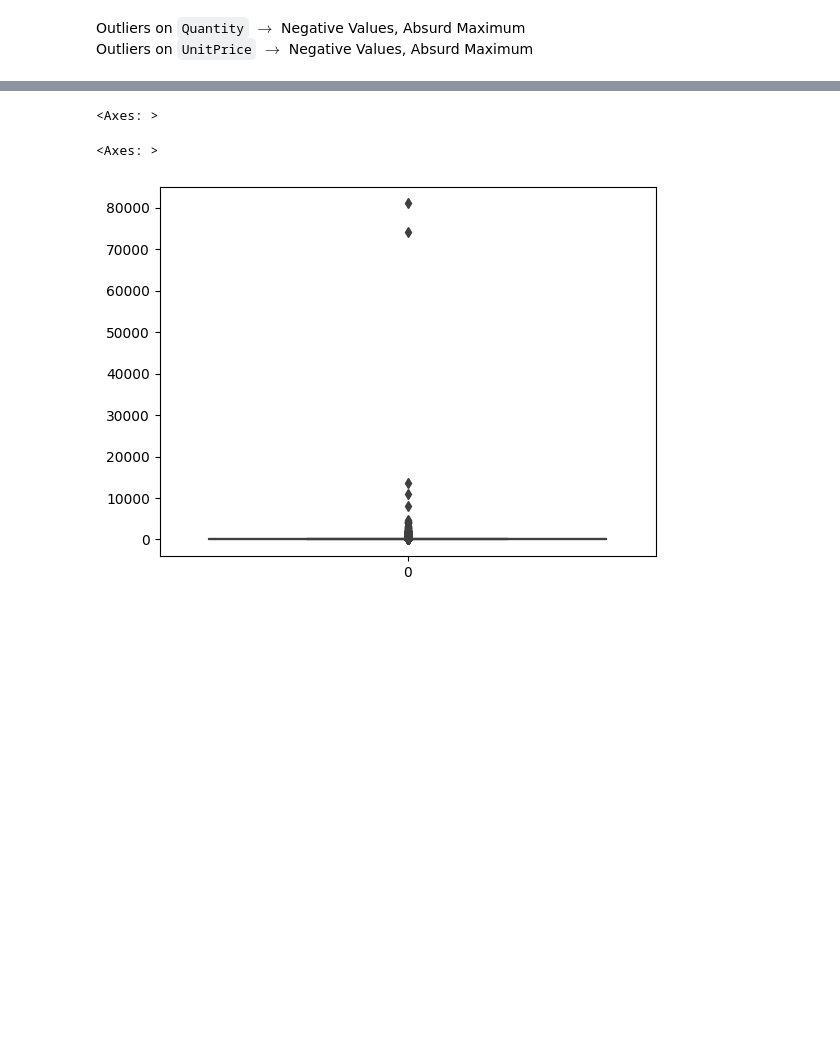
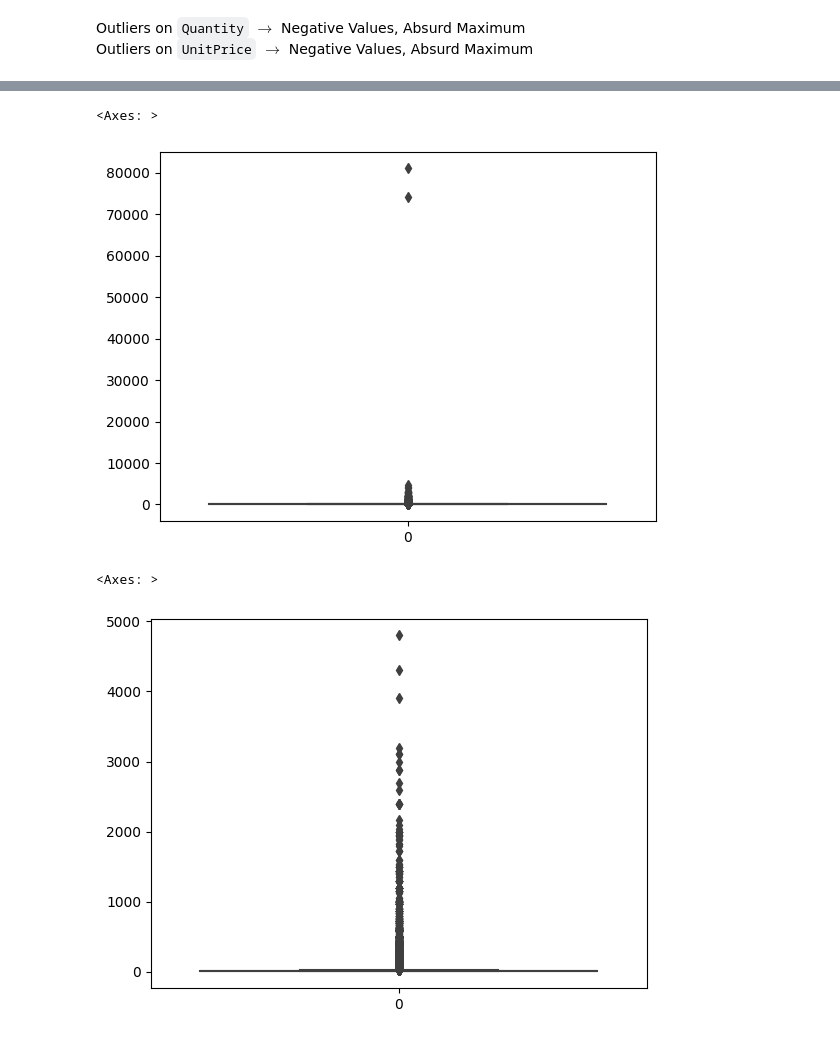
Before and after one commit to Supermjork/K-Kustomer-Klusters, a Jupyter notebook: notebook/cashier.ipynb, the cells around one changed output, grey strips where cells are left out. Saved outputs shown, nothing was run; the diff lists cells and outputs as text; code cells hidden in the pictures; blank space fills up the shorter version.

```diff
--- a/notebook/cashier.ipynb
+++ b/notebook/cashier.ipynb
@@ -121,10 +124,15 @@ Minimum value for Quantity: 1
 Minimum value for Price: 0.001
 # %%
 # Getting more visuals
-sns.boxplot(retail_dat['UnitPrice'])
 sns.boxplot(retail_dat['Quantity'])
 # %% [output]
 <Axes: >
-<Axes: >
-[figure, old version]
+[figure, new version]
+# %%
+# As we can see, we have outliers between 70k and 80k
+retail_dat = retail_dat[retail_dat['Quantity'] < 10000]
+sns.boxplot(retail_dat['Quantity'])
+# %% [output]
+<Axes: >
+[figure, added]
 # %%
```
Also changed, not shown: parts of 8 cells of this notebook, 1 other file.
